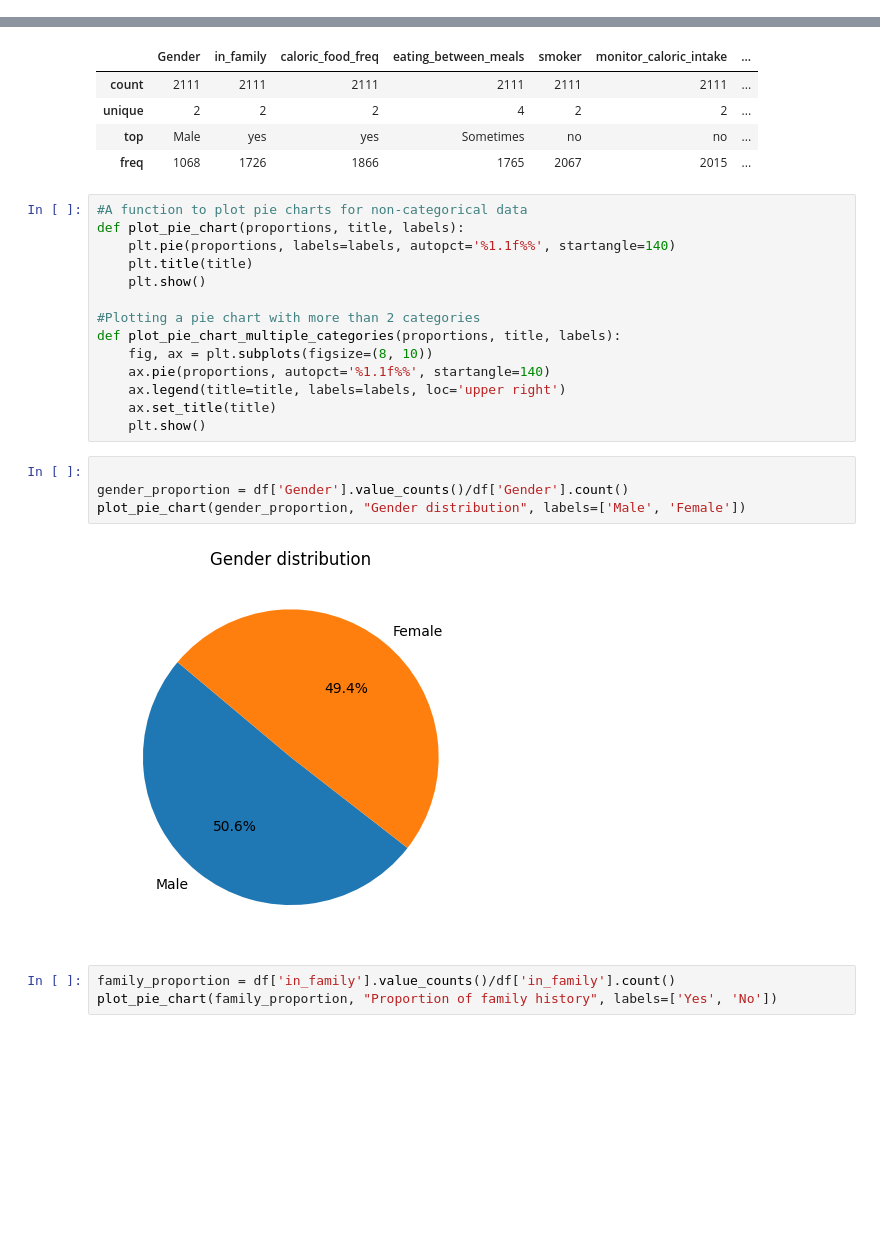
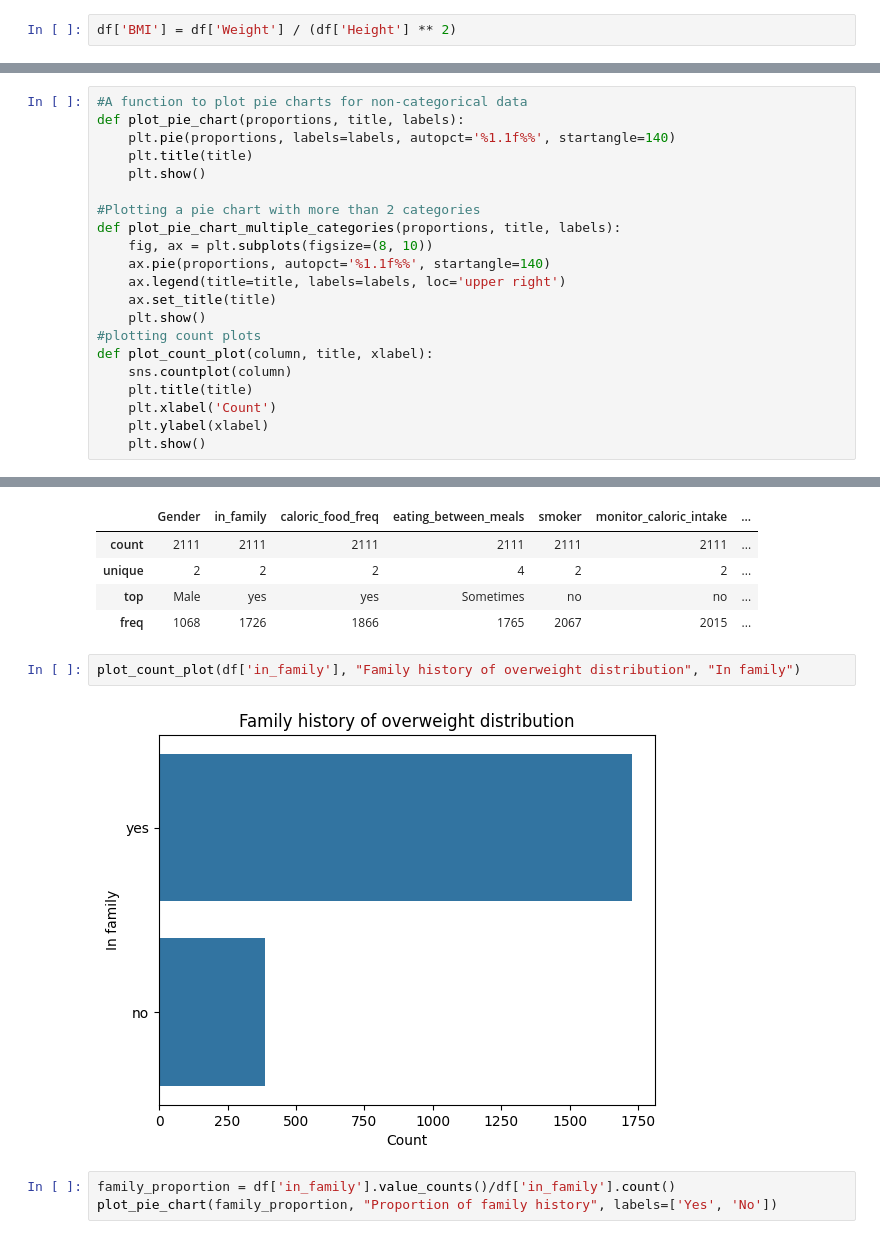
Before and after one commit to SamGombs20/DataAnalysisSample, a Jupyter notebook: code/obesiScanAnalysis.ipynb, the cells around one changed output, grey strips where cells are left out. Drawn from its saved outputs; the diff is of its cells as text; blank space fills up the shorter version.

```diff
--- a/code/obesiScanAnalysis.ipynb
+++ b/code/obesiScanAnalysis.ipynb
@@ -28,6 +29,8 @@ Data columns (total 17 columns):
  16  obesity_level           2111 non-null   object
 dtypes: float64(7), int64(1), object(9)
 memory usage: 280.5+ KB
+# %%
+df['BMI'] = df['Weight'] / (df['Height'] ** 2)
 # %%
 #Getting descriptive statistics of numerical data of the dataset
 df.describe()
@@ -41,6 +44,27 @@ df.describe()
 | 50% | 23.000000 | 1.700000 | 83.000000 | 2.390000 | 3.000000 | 2.000000 | ... |
 | 75% | 26.000000 | 1.770000 | 107.430000 | 3.000000 | 3.000000 | 2.480000 | ... |
 | max | 61.000000 | 1.980000 | 173.000000 | 3.000000 | 4.000000 | 3.000000 | ... |
+# %%
+#A function to plot pie charts for non-categorical data
+def plot_pie_chart(proportions, title, labels):
+    plt.pie(proportions, labels=labels, autopct='%1.1f%%', startangle=140)
+    plt.title(title)
+    plt.show()
+
+#Plotting a pie chart with more than 2 categories
+def plot_pie_chart_multiple_categories(proportions, title, labels):
+    fig, ax = plt.subplots(figsize=(8, 10))
+    ax.pie(proportions, autopct='%1.1f%%', startangle=140)
+    ax.legend(title=title, labels=labels, loc='upper right')
+    ax.set_title(title)
+    plt.show()
+#plotting count plots
+def plot_count_plot(column, title, xlabel):
+    sns.countplot(column)
+    plt.title(title)
+    plt.xlabel('Count')
+    plt.ylabel(xlabel)
+    plt.show()
 # %%
 #Visualizations for numerical data
 columns = [
@@ -68,26 +100,10 @@ df.describe(include=['object'])
 | unique | 2 | 2 | 2 | 4 | 2 | 2 | ... |
 | top | Male | yes | yes | Sometimes | no | no | ... |
 | freq | 1068 | 1726 | 1866 | 1765 | 2067 | 2015 | ... |
-# %%
-#A function to plot pie charts for non-categorical data
-def plot_pie_chart(proportions, title, labels):
-    plt.pie(proportions, labels=labels, autopct='%1.1f%%', startangle=140)
-    plt.title(title)
-    plt.show()
-
-#Plotting a pie chart with more than 2 categories
-def plot_pie_chart_multiple_categories(proportions, title, labels):
-    fig, ax = plt.subplots(figsize=(8, 10))
-    ax.pie(proportions, autopct='%1.1f%%', startangle=140)
-    ax.legend(title=title, labels=labels, loc='upper right')
-    ax.set_title(title)
-    plt.show()
 # %%
-
-gender_proportion = df['Gender'].value_counts()/df['Gender'].count()
-plot_pie_chart(gender_proportion, "Gender distribution", labels=['Male', 'Female'])
+plot_count_plot(df['in_family'], "Family history of overweight distribution", "In family")
 # %% [output]
-[figure, old version]
+[figure, new version]
 # %%
 family_proportion = df['in_family'].value_counts()/df['in_family'].count()
 plot_pie_chart(family_proportion, "Proportion of family history", labels=['Yes', 'No'])
```
Also changed, not shown: parts of 11 cells of this notebook.
